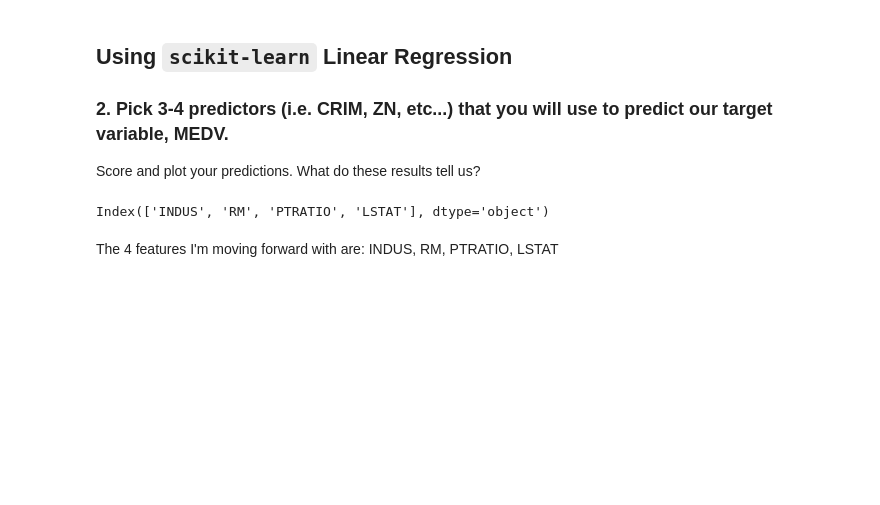
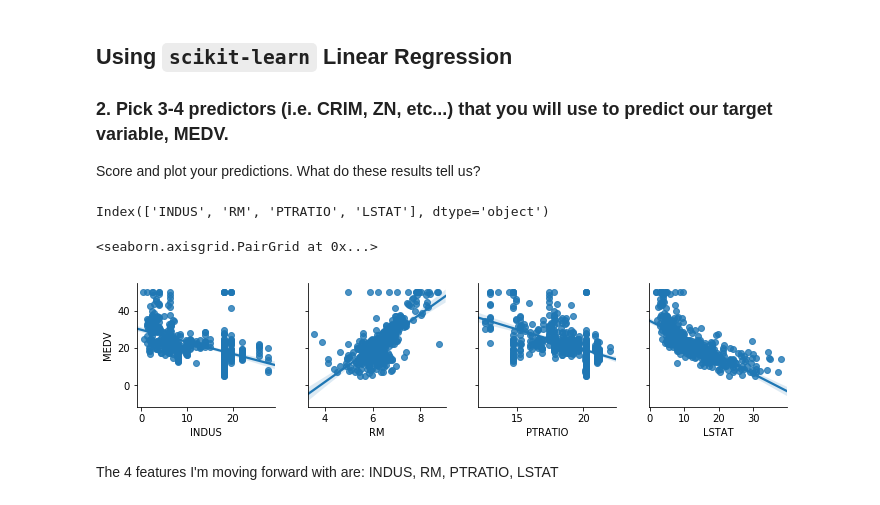
Before and after one commit to chanwinyee/ds_foundations, a Jupyter notebook: unit_homework/unit-3/linreg-knn-project_LC.ipynb, the cells around one changed output. Drawn from its saved outputs; the diff is of its cells as text; code cells hidden in the pictures; blank space fills up the shorter version.

```diff
--- a/unit_homework/unit-3/linreg-knn-project_LC.ipynb
+++ b/unit_homework/unit-3/linreg-knn-project_LC.ipynb
@@ -197,6 +206,0 @@ X_train = ss.fit_transform(X_train, y_train.MEDV)
-# %%
-# print the best 4 features
-
-X.columns[skb.get_support()]
-# %% [output]
-Index(['INDUS', 'RM', 'PTRATIO', 'LSTAT'], dtype='object')
@@ -203,3 +225,12 @@ Index(['INDUS', 'RM', 'PTRATIO', 'LSTAT'], dtype='object')
+# %%
+X_train.columns[skb.get_support()]
+# %% [output]
+Index(['INDUS', 'RM', 'PTRATIO', 'LSTAT'], dtype='object')
+# %%
+sns.pairplot(data=df, x_vars=['INDUS','RM','PTRATIO','LSTAT'], y_vars = ['MEDV'], kind='reg')
+# %% [output]
+<seaborn.axisgrid.PairGrid at 0x...>
+[figure, added]
 # %% [markdown]
 The 4 features I'm moving forward with are: INDUS, RM, PTRATIO, LSTAT
 # %%
```
Also changed, not shown: parts of 13 cells of this notebook.
